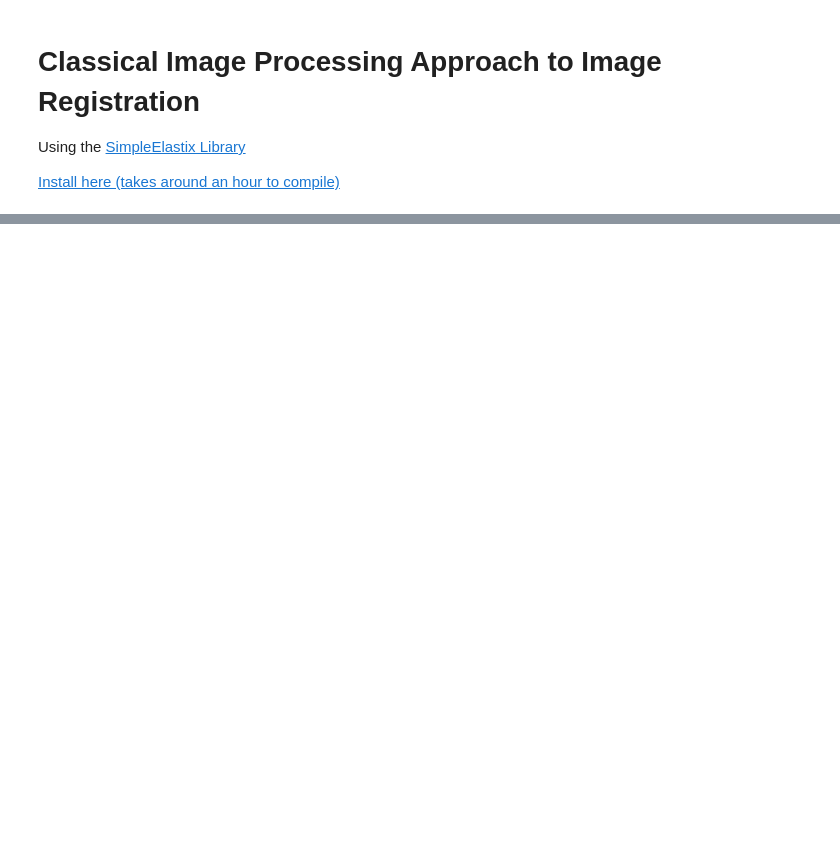
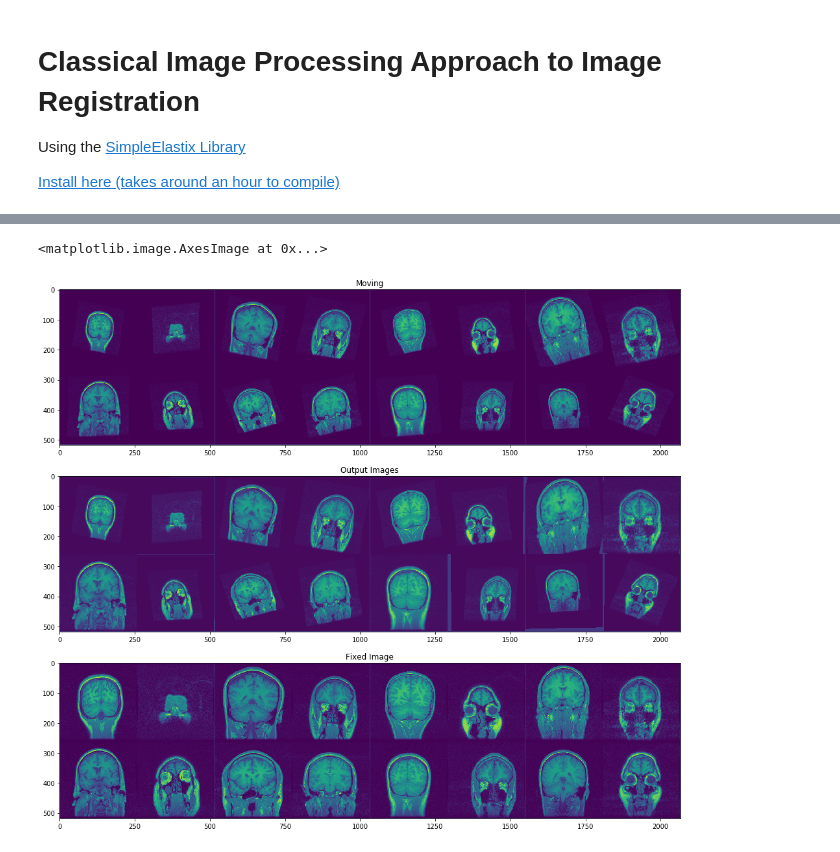
Before and after one commit to senyosimpson/DIR, a Jupyter notebook: registration/notebooks/Classical_Approach.ipynb, the cells around one changed output, grey strips where cells are left out. Drawn from its saved outputs; the diff is of its cells as text; code cells hidden in the pictures; blank space fills up the shorter version.

Commit message:
batch of classical registration with MSE loss

```diff
--- a/registration/notebooks/Classical_Approach.ipynb
+++ b/registration/notebooks/Classical_Approach.ipynb
@@ -151,0 +161,18 @@ ax[2].imshow(output)
+# %%
+bs = 16
+outputs = []
+elastixImageFilter = sitk.ElastixImageFilter()
+elastixImageFilter.SetParameterMap(sitk.GetDefaultParameterMap("affine"))
+
+dl = DataLoader(data, batch_size=bs, shuffle=True, num_workers=4)
+moving, fixed, moving_mask, fixed_mask = next(iter(dl))
+# %%
+%%time
+
+for i in range(bs):
+    elastixImageFilter.SetFixedImage(sitk.GetImageFromArray(fixed[i].numpy().squeeze()))
+    elastixImageFilter.SetMovingImage(sitk.GetImageFromArray(moving[i].numpy().squeeze()))
+    elastixImageFilter.Execute()
+    output = sitk.GetArrayFromImage(elastixImageFilter.GetResultImage())
+    outputs.append(output)
+    print(f"MSE: {F.mse_loss(torch.Tensor(output), fixed[i].squeeze())}")
@@ -151,0 +198,12 @@ ax[2].imshow(output)
+# %%
+ims = np.stack(outputs)
+f,ax = plt.subplots(3,1,figsize=(20,15))
+ax[0].set_title("Moving")
+ax[0].imshow(make_grid(moving).sum(0))
+ax[1].set_title("Output Images")
+ax[1].imshow(make_grid(torch.Tensor(ims)[:,None]).sum(0))
+ax[2].set_title("Fixed Image")
+ax[2].imshow(make_grid(fixed).sum(0))
+# %% [output]
+<matplotlib.image.AxesImage at 0x...>
+[figure, added]
```
Also changed, not shown: parts of 7 cells of this notebook.
